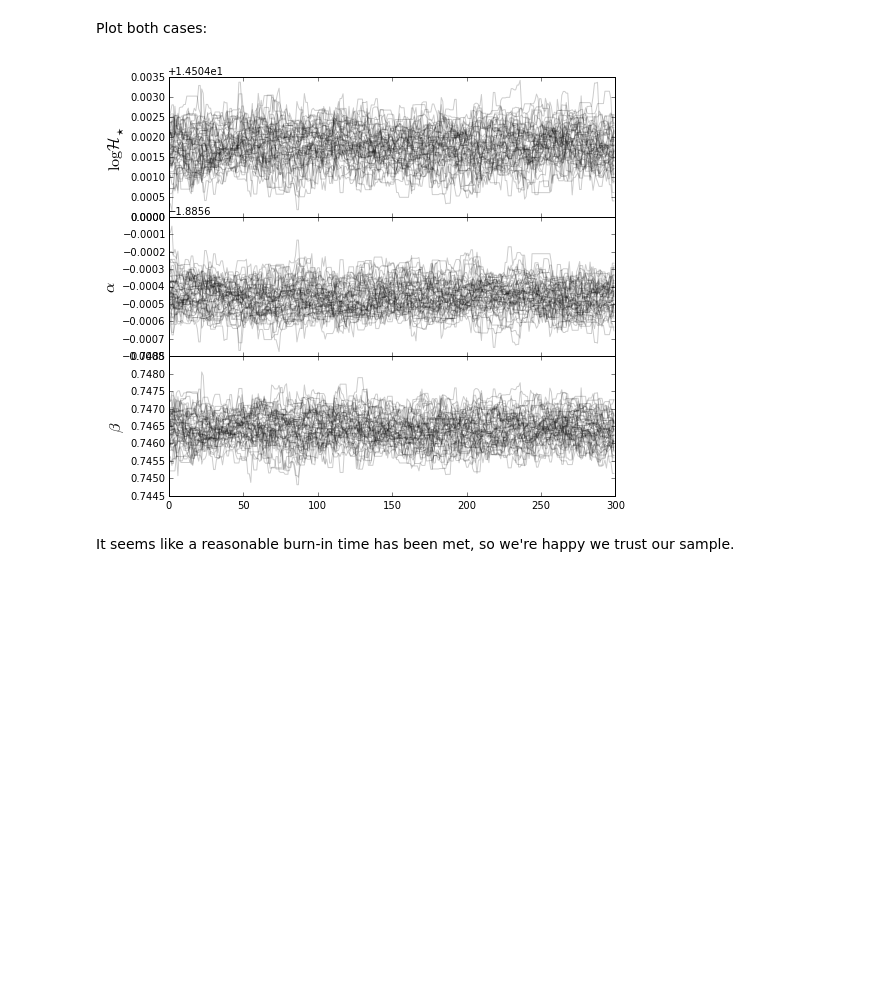
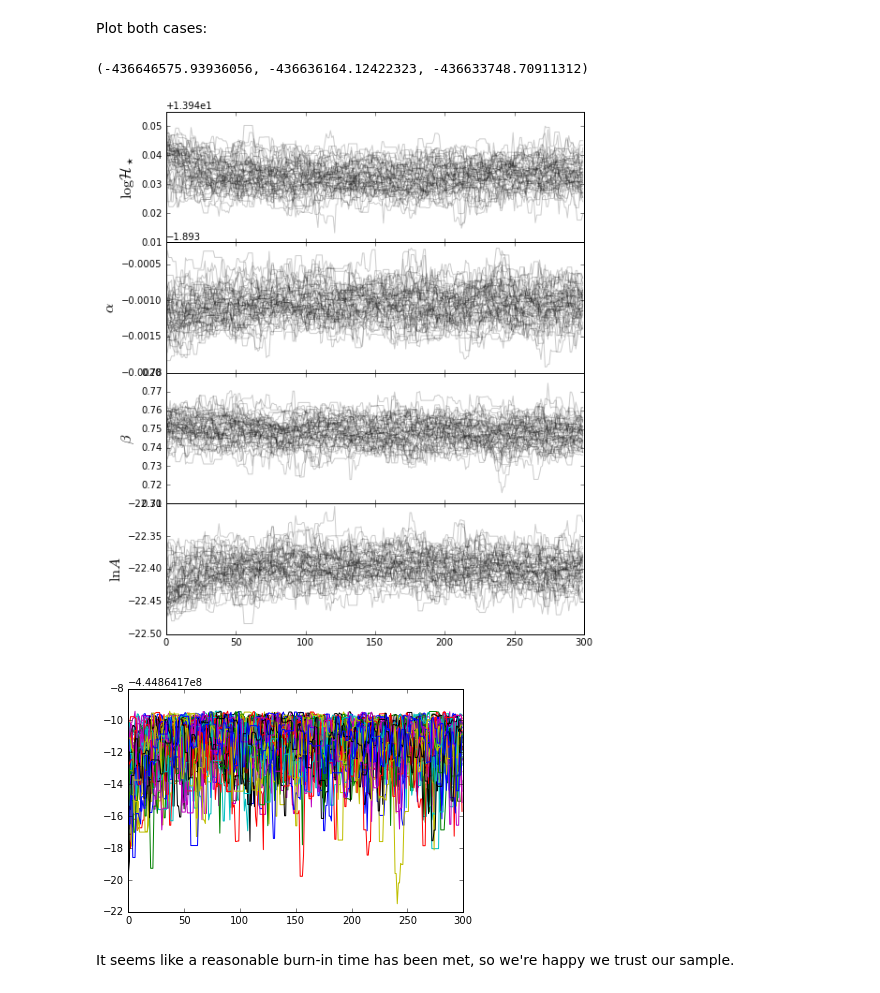
Before and after one commit to steven-murray/mrpy, a Jupyter notebook: docs/examples/fit_simulation_suite.ipynb, the cells around one changed output. Saved outputs shown, nothing was run; the diff lists cells and outputs as text; code cells hidden in the pictures; blank space fills up the shorter version.

```diff
--- a/docs/examples/fit_simulation_suite.ipynb
+++ b/docs/examples/fit_simulation_suite.ipynb
@@ -121,3 +121,9 @@ Total number of *unique* haloes:  142150
 ### Fitting with MCMC
 # %% [markdown]
 The biggest decision we face when fitting with MCMC is to choose the scaling. Typically, we suggest using a scaling of 1 if there are a lot of haloes in the sample, and 0 if there are few. Sometimes a value in between might be more optimal. In this case, we have a lot of halos, so we will use a scaling of 1.
+# %%
+# Create the fitting class instance. This will have uniform priors.
+fitobj = PerObjFit(bins,counts,#weight_scale=1,
+                    alpha_bounds = (-1.99,-1.5), hs_bounds=(12,16),beta_bounds=(0.2,1.5),lnA_bounds=(-60,60))
+# %%
+downhill_res = fitobj.run_downhill()
@@ -124,8 +143,4 @@ The biggest decision we face when fitting with MCMC is to choose the scaling. Ty
 # %%
-# Create the fitting class instance. This will have uniform priors.
-fitobj = PerObjFit(m,nm,weight_scale=1,
-                    alpha_bounds = (-1.99,-1.5), hs_bounds=(12,16),beta_bounds=(0.2,1.5))
-
 # Run the mcmc.
 # We set 100 chains to warmup, but we can extend this later if we need to manually.
 # Also, we start the chains in a small ball around the best (downhill) optimization solution using opt_init=True.
@@ -149,5 +164,5 @@ np.savez("n2gc_analysis/n2gc_mcmc_chain",chain=fitobj.mcmc_res.chain)
 # %%
-chain = np.load("n2gc_analysis/n2gc_mcmc_chain.npz")['chain']
+chain = np.load("n2gc_analysis/n2gc_mcmc_chain.2.npz")['chain']
 # %% [markdown]
 ## Analysis
 # %% [markdown]
@@ -164,10 +179,18 @@ def traceplot(keys,chains):
     return f
 # %% [markdown]
 Plot both cases:
+# %%
+fitobj.lnL(np.mean(chain,axis=(0,1))),fitobj.lnL(downhill_res[0].x) , fitobj.mcmc_res.lnprobability.max()
+# %% [output]
+(-436646575.93936056, -436636164.12422323, -436633748.70911312)
 # %%
-fig0 = traceplot([r"$ \log \mathcal{H}_\star$",r"$\alpha$",r'$\beta$'],chain)
+fig0 = traceplot([r"$ \log \mathcal{H}_\star$",r"$\alpha$",r'$\beta$',r"$\ln A$"],chain)
+plt.show()
+plt.plot(fitobj.mcmc_res.lnprobability.T)
+plt.show()
 # %% [output]
-[figure, old version]
+[figure, new version]
+[figure, added]
 # %% [markdown]
 It seems like a reasonable burn-in time has been met, so we're happy we trust our sample.
 # %% [markdown]
```
Also changed, not shown: parts of 24 cells of this notebook, 10 other files.
